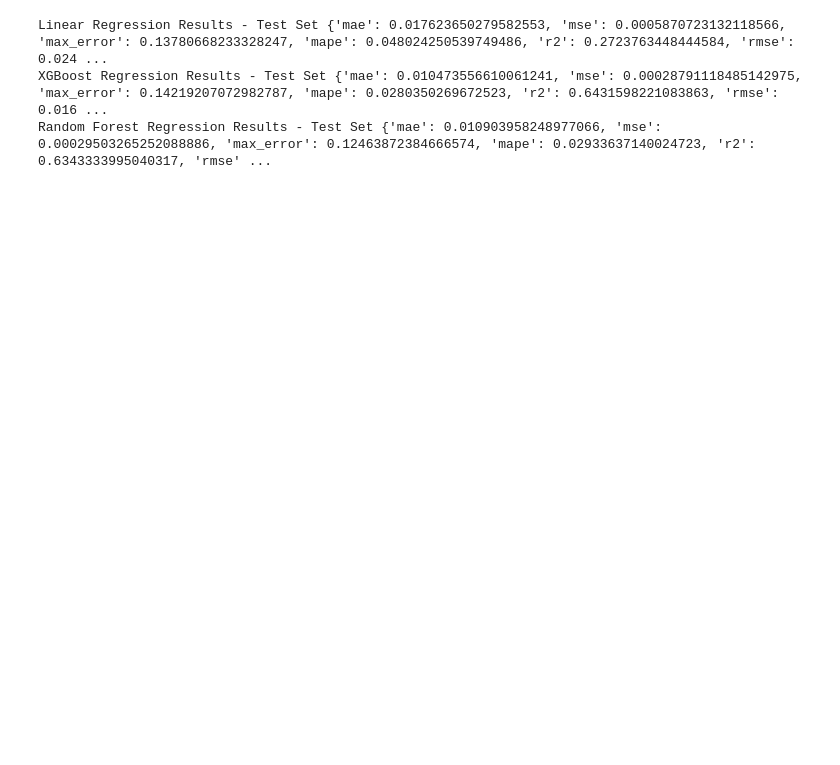
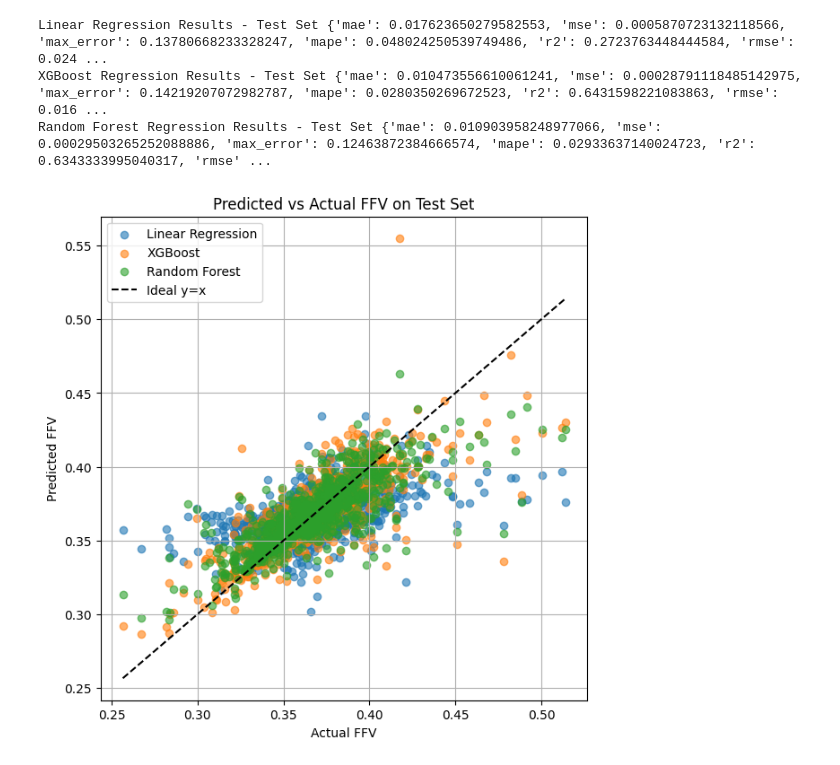
Before and after one commit to GjotoGjoto/1147_new, a Jupyter notebook: neurips_pd-1.ipynb, the cells around one changed output. Drawn from its saved outputs; the diff is of its cells as text; code cells hidden in the pictures; blank space fills up the shorter version.

Commit message:
added visualization of predicted vs actual FFV, plotted XGBoost and RF feature importance.

```diff
--- a/neurips_pd-1.ipynb
+++ b/neurips_pd-1.ipynb
@@ -813,3 +787,25 @@ print("Random Forest Regression Results - Test Set", rf_metrics_test)
 Linear Regression Results - Test Set {'mae': 0.017623650279582553, 'mse': 0.0005870723132118566, 'max_error': 0.13780668233328247, 'mape': 0.048024250539749486, 'r2': 0.2723763448444584, 'rmse': 0.024 ...
 XGBoost Regression Results - Test Set {'mae': 0.010473556610061241, 'mse': 0.00028791118485142975, 'max_error': 0.14219207072982787, 'mape': 0.0280350269672523, 'r2': 0.6431598221083863, 'rmse': 0.016 ...
 Random Forest Regression Results - Test Set {'mae': 0.010903958248977066, 'mse': 0.00029503265252088886, 'max_error': 0.12463872384666574, 'mape': 0.02933637140024723, 'r2': 0.6343333995040317, 'rmse' ...
+# %%
+# plotting predicted vs actual for test set
+y_true = y_test
+predictions = {
+    'Linear Regression': linear_regressor.predict(x_test),
+    'XGBoost': best_bst.predict(dtest) ,
+    'Random Forest': rf.predict(x_test)
+}
+plt.figure(figsize=(7,7))
+for model_name, y_pred in predictions.items():
+    plt.scatter(y_true, y_pred, label=model_name, alpha=0.6)
+plt.plot([min(y_true), max(y_true)], [min(y_true), max(y_true)], color='black', linestyle='--', label='Ideal y=x')
+plt.xlabel('Actual FFV')
+plt.ylabel('Predicted FFV')
+plt.title('Predicted vs Actual FFV on Test Set')
+plt.legend()
+plt.grid(True)
+os.makedirs('plot', exist_ok=True)
+plt.savefig('plot/predicted_vs_actual_ffv_test_set.png', dpi=300)
+plt.show()
+# %% [output]
+[figure, added]
```
Also changed, not shown: parts of 7 cells of this notebook, 1 other file.
